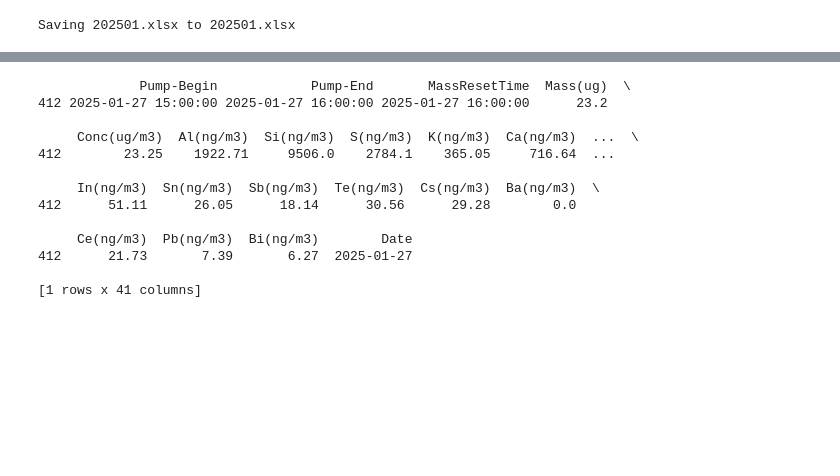
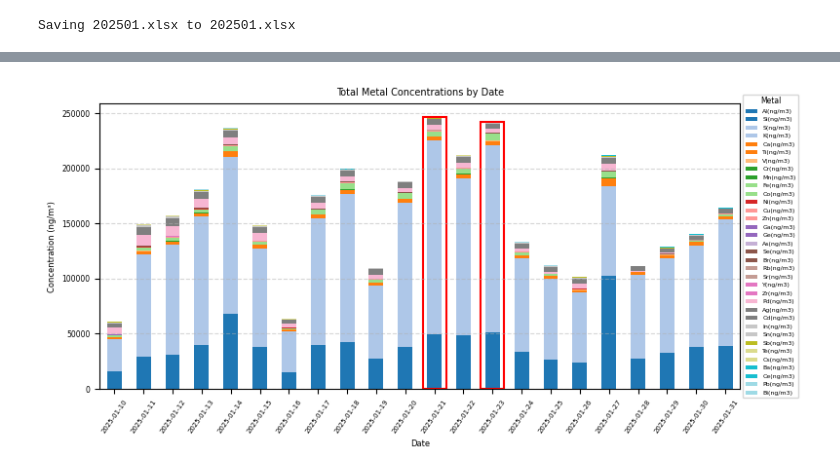
Before and after one commit to hyen0322/Data, a Jupyter notebook: example.ipynb, the cells around one changed output, grey strips where cells are left out. Drawn from its saved outputs; the diff is of its cells as text; code cells hidden in the pictures; blank space fills up the shorter version.

```diff
--- a/example.ipynb
+++ b/example.ipynb
@@ -49,4 +23,0 @@ df.head()
-# %%
-df = df.drop(columns=['Number-of-Split', 'Analysis-Id', 'Alarms', 'ElemError', 'BP_Mass(ugC)', 'BP_Conc(ugC/m3)'])
-
-print(df.head())
@@ -71,21 +24,48 @@ print(df.head())
-# %%
-import numpy as np
-
-numeric_cols = df.select_dtypes(include=np.number).columns
-df_cleaned = df[(df[numeric_cols] >= 0).all(axis=1)]
-
-print(df_cleaned.head())
-# %% [output]
-             Pump-Begin            Pump-End       MassResetTime  Mass(ug)  \
-412 2025-01-27 15:00:00 2025-01-27 16:00:00 2025-01-27 16:00:00      23.2
-
-     Conc(ug/m3)  Al(ng/m3)  Si(ng/m3)  S(ng/m3)  K(ng/m3)  Ca(ng/m3)  ...  \
-412        23.25    1922.71     9506.0    2784.1    365.05     716.64  ...
-
-     In(ng/m3)  Sn(ng/m3)  Sb(ng/m3)  Te(ng/m3)  Cs(ng/m3)  Ba(ng/m3)  \
-412      51.11      26.05      18.14      30.56      29.28        0.0
-
-     Ce(ng/m3)  Pb(ng/m3)  Bi(ng/m3)        Date
-412      21.73       7.39       6.27  2025-01-27
-
-[1 rows x 41 columns]
+# %%
+# 금속 농도값 전처리: NaN, 0, 음수 제거
+for col in metal_columns:
+    df[col] = df[col].apply(lambda x: x if pd.notna(x) and x > 0 else pd.NA)
+# %%
+# 날짜별 금속 농도 합계 계산
+daily_metal_sum = df.groupby('Date')[metal_columns].sum()
+# %%
+# 날짜별 총 농도 계산 및 이상치 판정 (평균보다 1.5배 이상인 경우)
+total_sum = daily_metal_sum.sum(axis=1)
+threshold = total_sum.mean() + 1.5 * total_sum.std()
+outlier_dates = total_sum[total_sum > threshold].index
+# %%
+# 그래프 생성
+fig, ax = plt.subplots(figsize=(8, 4))
+daily_metal_sum.plot(kind='bar', stacked=True, ax=ax, colormap='tab20')
+
+# 이상치 날짜 표시
+for idx, date in enumerate(daily_metal_sum.index):
+    if date in outlier_dates:
+        ax.add_patch(plt.Rectangle((idx - 0.4, 0),
+                                   width=0.8,
+                                   height=total_sum[date],
+                                   fill=False, edgecolor='red', linewidth=1.5))
+
+# 그래프 기본 설정
+ax.set_title('Total Metal Concentrations by Date', fontsize=7)
+ax.set_xlabel('Date', fontsize=6)
+ax.set_ylabel('Concentration (ng/m³)', fontsize=6)
+plt.setp(ax.get_xticklabels(),rotation=55, fontsize=5.0)
+plt.setp(ax.get_yticklabels(), fontsize=5.5)
+ax.grid(axis='y', linestyle='--', alpha=0.5)
+
+
+# 범례 설정
+ax.legend(loc='center left',
+           bbox_to_anchor=(1.0, 0.5),
+           fontsize=4.5,
+           title='Metal',
+           title_fontsize=5.5)
+
+# 레이아웃 자동 조절
+plt.tight_layout()
+
+# 결과 출력
+plt.show()
+# %% [output]
+[figure, added]
```
Also changed, not shown: parts of 5 cells of this notebook.
